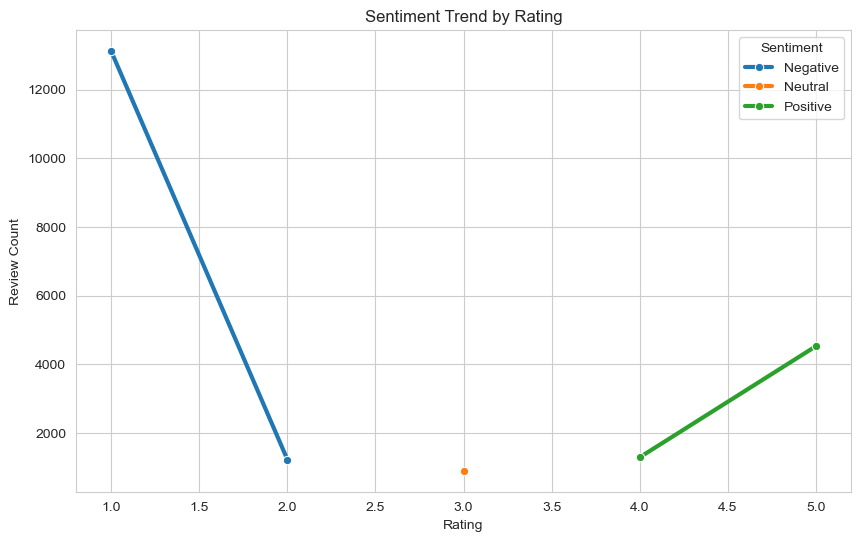
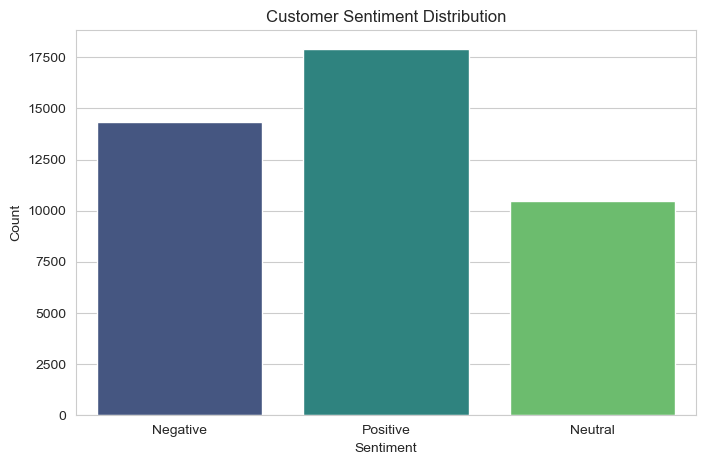
The notebook cell's code change between the first figure and the second:
--- before
+++ after
@@ -1,29 +1,12 @@
-# Create grouped data
+plt.figure(figsize=(8,5))
 
-sentiment_trend = df.groupby(
-    ['Rating', 'Sentiment']
-).size().reset_index(name='Count')
-
-
-# Plot Multiple Line Chart
-
-plt.figure(figsize=(10,6))
-
-sns.lineplot(
-    data=sentiment_trend,
-    x='Rating',
-    y='Count',
-    hue='Sentiment',
-    marker='o',
-    linewidth=3
+sns.countplot(
+    x='Sentiment',
+    data=df,
+    palette='viridis'
 )
 
-plt.title("Sentiment Trend by Rating")
-
-plt.xlabel("Rating")
-
-plt.ylabel("Review Count")
-
-plt.grid(True)
-
+plt.title("Customer Sentiment Distribution")
+plt.xlabel("Sentiment")
+plt.ylabel("Count")
 plt.show()

Commit: Added new  work